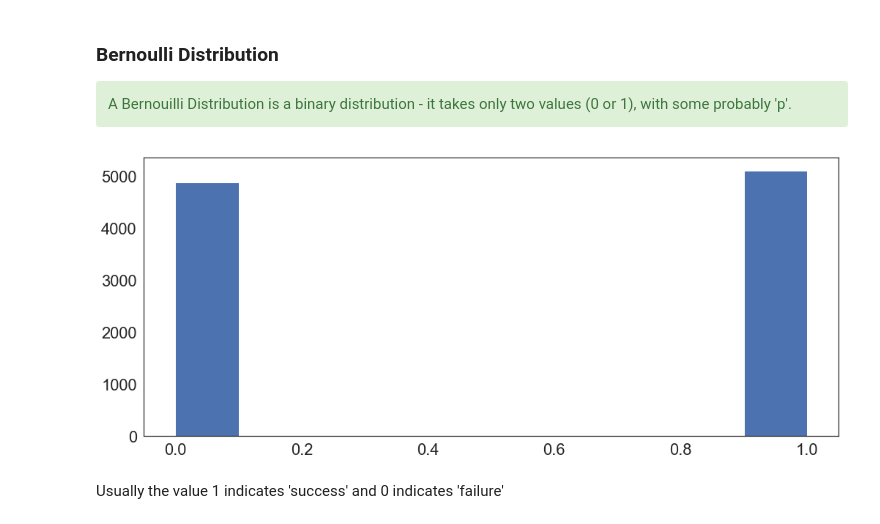
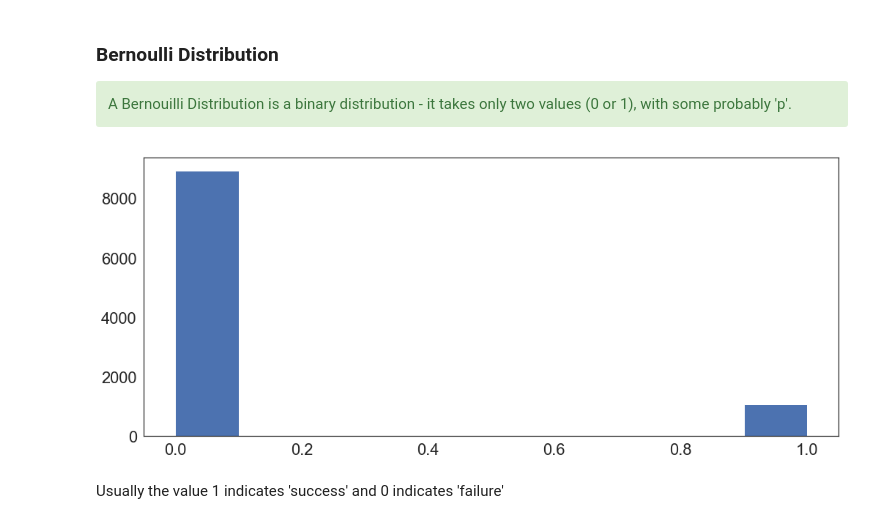
Before and after one commit to baryos/Lectures-Sp19, a Jupyter notebook: 08_descriptive/08_descriptive.ipynb, the cells around one changed output. Drawn from its saved outputs; the diff is of its cells as text; code cells hidden in the pictures.

```diff
--- a/08_descriptive/08_descriptive.ipynb
+++ b/08_descriptive/08_descriptive.ipynb
@@ -160,10 +167,10 @@ Another example of a bimodal distribution are **the number of visitors at a rest
 A Bernouilli Distribution is a binary distribution - it takes only two values (0 or 1), with some probably 'p'.
 </div>
 # %%
-r = bernoulli.rvs(0.5, size=10000)
+r = bernoulli.rvs(0.1 , size=10000)
 plt.hist(r);
 # %% [output]
-[figure, old version]
+[figure, new version]
 # %% [markdown]
 Usually the value 1 indicates 'success' and 0 indicates 'failure'
 # %% [markdown]
```
Also changed, not shown: parts of 11 cells of this notebook.
